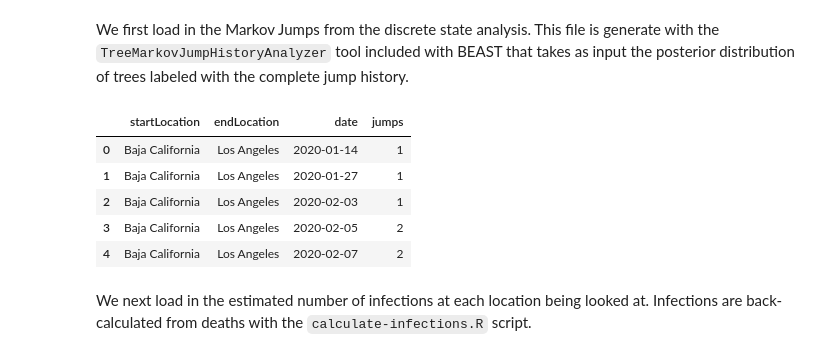
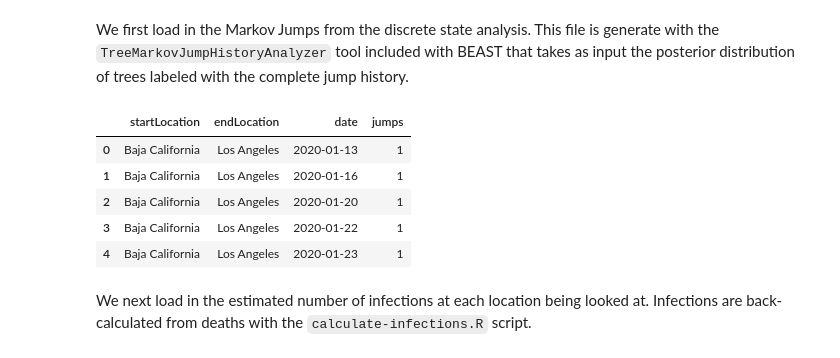
Before and after one commit to andersen-lab/project_2023_SARS-CoV-2_Connectivity, a Jupyter notebook: analyses/figureX_jumps-per-infections.ipynb, the cells around one changed output. Cells and saved outputs as stored; diff of their text form; code cells hidden in the pictures.

```diff
--- a/analyses/figureX_jumps-per-infections.ipynb
+++ b/analyses/figureX_jumps-per-infections.ipynb
@@ -88,23 +88,22 @@ The correlation between Markov jump counts and infections at the source location
 # %% [markdown]
  We first load in the Markov Jumps from the discrete state analysis. This file is generate with the `TreeMarkovJumpHistoryAnalyzer` tool included with BEAST that takes as input the posterior distribution of trees labeled with the complete jump history.
 # %%
-#jumps = pd.read_csv( "../data/2021-08-30_fixed_eponential_discrete.Location.history.csv" )
-jumps = pd.read_csv( "../data/2022-08-29_exponential_fixed_discrete.Location.history.csv" )
+jumps = pd.read_csv( "../data/2022-09-08_exponential_fixed_discrete.Location.csv" )
 jumps["date"] = jumps["time"].apply( dec_to_date ).dt.normalize()
 jumps = jumps.groupby( ["startLocation", "endLocation", "date" ] )["time"].agg( "count" ).reset_index()
 jumps = jumps.rename( columns={"time" : "jumps"})
 
 # If we want to smooth the jumps
 #jumps["jumps"] = jumps.groupby( ["startLocation", "endLocation" ] )["jumps"].rolling( 7, min_periods=1 ).mean().reset_index([0,1], drop=True )
 
 jumps.head()
 # %% [output]
 |  | startLocation | endLocation | date | jumps |
-| 0 | Baja California | Los Angeles | 2020-01-14 | 1 |
-| 1 | Baja California | Los Angeles | 2020-01-27 | 1 |
-| 2 | Baja California | Los Angeles | 2020-02-03 | 1 |
-| 3 | Baja California | Los Angeles | 2020-02-05 | 2 |
-| 4 | Baja California | Los Angeles | 2020-02-07 | 2 |
+| 0 | Baja California | Los Angeles | 2020-01-13 | 1 |
+| 1 | Baja California | Los Angeles | 2020-01-16 | 1 |
+| 2 | Baja California | Los Angeles | 2020-01-20 | 1 |
+| 3 | Baja California | Los Angeles | 2020-01-22 | 1 |
+| 4 | Baja California | Los Angeles | 2020-01-23 | 1 |
 # %% [markdown]
 We next load in the estimated number of infections at each location being looked at. Infections are back-calculated from deaths with the `calculate-infections.R` script.
 # %%
```
Also changed, not shown: parts of 9 cells of this notebook, 11 other files.
